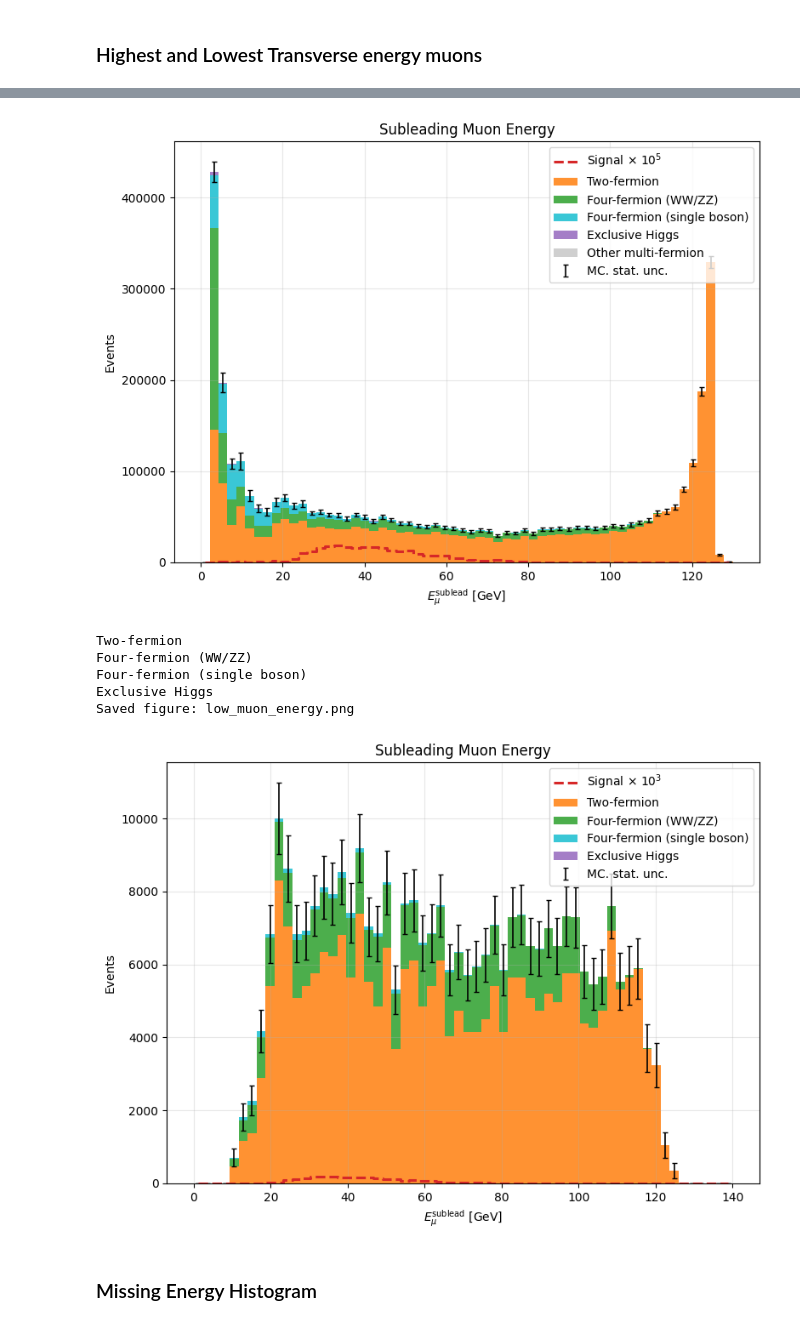
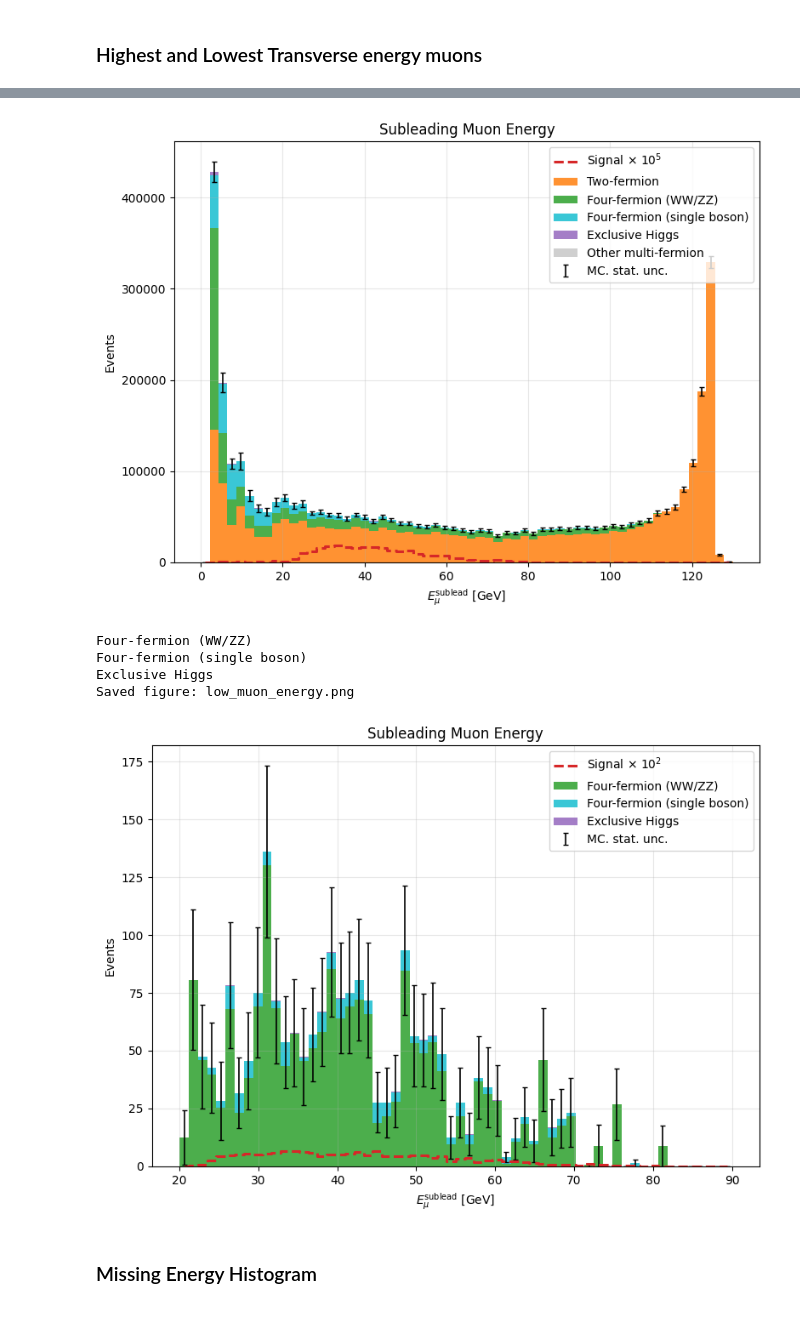
Before and after one commit to mazeeqe/tomaz-example, a Jupyter notebook: data/histogram.ipynb, the cells around one changed output, grey strips where cells are left out. Drawn from its saved outputs; the diff is of its cells as text; code cells hidden in the pictures.

Commit message:
Fixed graphs and new ones

```diff
--- a/data/histogram.ipynb
+++ b/data/histogram.ipynb
@@ -2172,0 +2341,18 @@ FOM:                0.0365
+# %%
+cut_labels = [
+    "All events",
+    "Muon Pair",
+    r"$N_{\mathrm{ch}}\leq 4$",
+    r"Muon $p_{T} > 10$ [GeV]",
+    r"$E_{\mathrm{miss}} > 40 [GeV]$",
+    r"$20 \leq p_{T}^{\mu\mu} \leq 70$ [GeV]",
+    r"$|m_{\mu\mu} - m_{Z}| < 10$ [GeV]",
+    r"$|m_{\mathrm{recoil}} - m_{h}| < 10$ [GeV]"
+]
+
+cut_order = ["All Events"] + [name for name, _ in cuts]
+print(cut_order)
+
+
+df_plot = df_comp_pivot.set_index("Requirement").reindex(cut_order)
+df_plot
@@ -2172,0 +2529,5 @@ FOM:                0.0365
+# %%
+history_df, foms, sbs = apply_cuts_with_history(dataset_df, cuts, fom)
+
+print(history_df.keys())
+final_df = history_df['Higgs recoil window']
@@ -2376,15 +2755,4 @@ Length: 116, dtype: int64
 110 rows × 16 columns
 # %% [markdown]
 # Cuts and Figure Of Merit (FOM)
-# %%
-cut_labels = [
-    "All events",
-    "Muon Pair",
-    r"$N_{\mathrm{ch}}\leq 4$",
-    r"Muon $p_{T} > 10$ [GeV]",
-    r"$E_{\mathrm{miss}}$",
-    r"$20 \leq p_{T}^{\mu\mu} \leq 70$ [GeV]",
-    r"$|m_{\mu\mu} - m_{Z}| < 10$ [GeV]",
-    r"$|m_{\mathrm{recoil}} - m_{h}| < 10$ [GeV]"
-]
 # %%
@@ -2662,7 +3029,7 @@ def plot_weighted_histogram_with_signal(
     plt.show()
 # %%
 sig_max = 100_000
-sig_min = 1_000
+sig_min = 100
 # %% [markdown]
 # Multiplicity
 # %%
@@ -2975,36 +3335,35 @@ plot_weighted_histogram_with_signal(
     dataset_df,
     variable="mu2_E",
     bins=60,
     range=(0, 130),
     signal_scale=sig_max,
     xlabel=r"$E_\mu^{\mathrm{sublead}}$ [GeV]",
     title=r"Subleading Muon Energy",
     save_path="low_muon_energy.png"
 )
 plot_weighted_histogram_with_signal(
     final_df,
     variable="mu2_E",
     bins=60,
-    range=(0, 140),
+    range=(20, 90),
     signal_scale=sig_min,
     xlabel=r"$E_\mu^{\mathrm{sublead}}$ [GeV]",
     title=r"Subleading Muon Energy",
     save_path="low_muon_energy.png"
 )
 # %% [output]
 Two-fermion
 Four-fermion (WW/ZZ)
 Four-fermion (single boson)
 Exclusive Higgs
 Other multi-fermion
 Saved figure: low_muon_energy.png
 [figure]
-Two-fermion
 Four-fermion (WW/ZZ)
 Four-fermion (single boson)
 Exclusive Higgs
 Saved figure: low_muon_energy.png
-[figure, old version]
+[figure, new version]
 # %% [markdown]
 ### Missing Energy Histogram
 # %%
```
Also changed, not shown: parts of 33 cells of this notebook, 18 other files.
